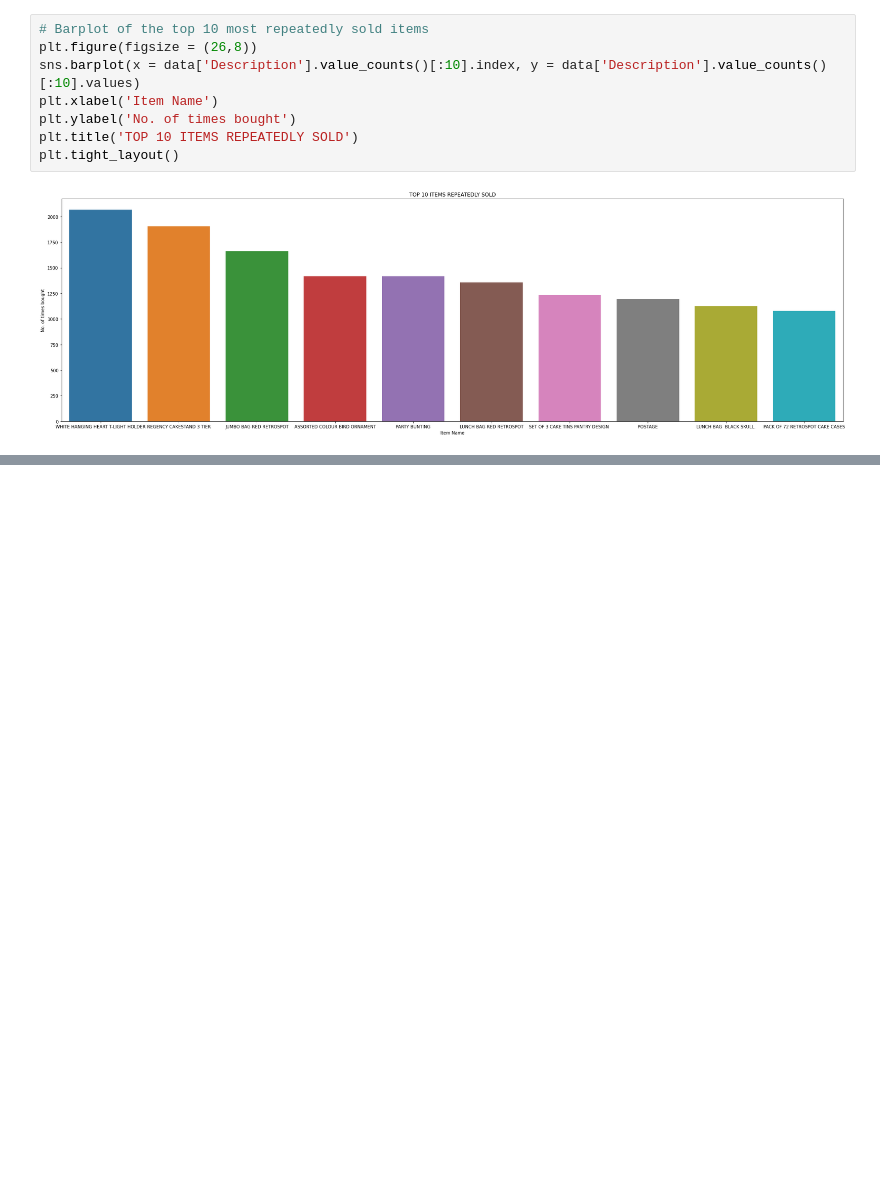
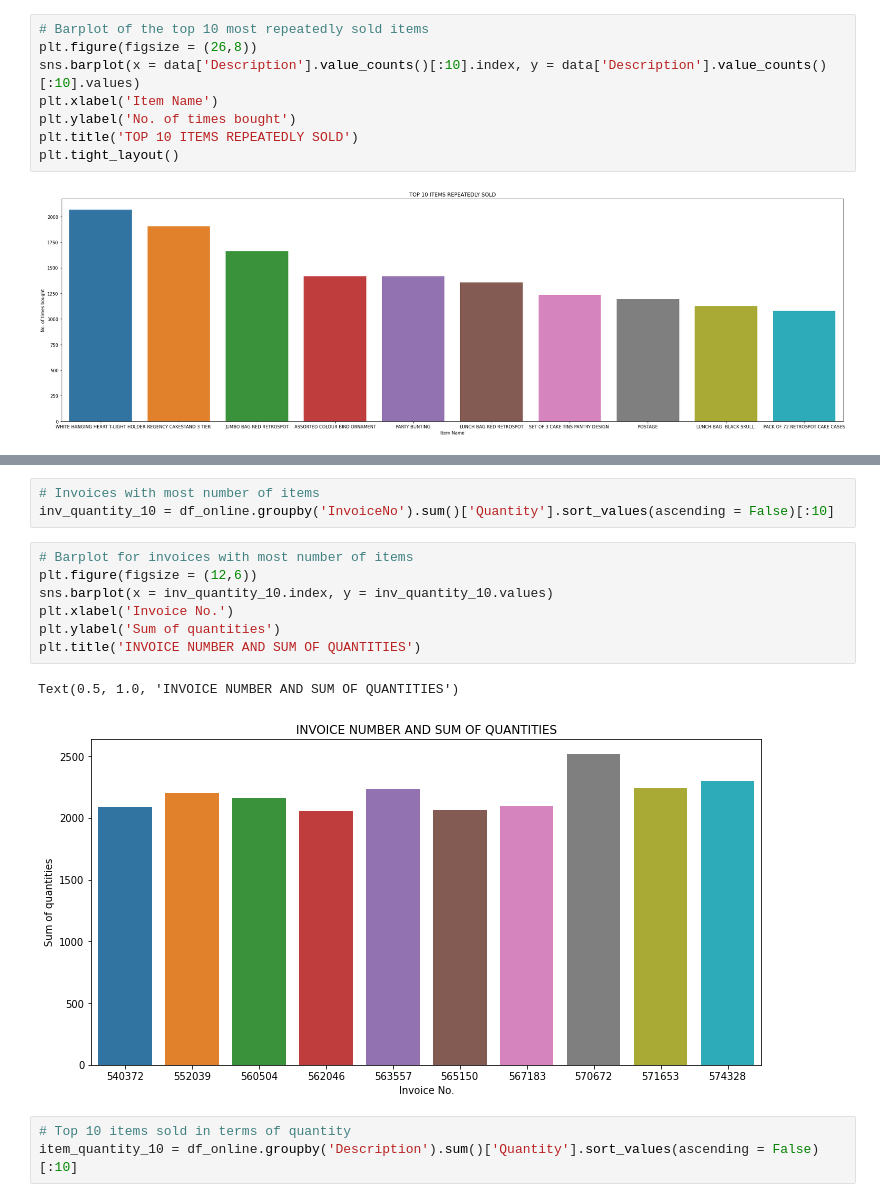
Before and after one commit to Hkhero79/Hk-online-Retail-customer-segmentation, a Jupyter notebook: Hk_Online_Retail_Customer_Segmentation_Capstone_Project.ipynb, the cells around one changed output, grey strips where cells are left out. Drawn from its saved outputs; the diff is of its cells as text; blank space fills up the shorter version.

```diff
--- a/Hk_Online_Retail_Customer_Segmentation_Capstone_Project.ipynb
+++ b/Hk_Online_Retail_Customer_Segmentation_Capstone_Project.ipynb
@@ -235,0 +252,16 @@ len(df_online.CustomerID.unique())
+# %%
+# Invoices with most number of items
+inv_quantity_10 = df_online.groupby('InvoiceNo').sum()['Quantity'].sort_values(ascending = False)[:10]
+# %%
+# Barplot for invoices with most number of items
+plt.figure(figsize = (12,6))
+sns.barplot(x = inv_quantity_10.index, y = inv_quantity_10.values)
+plt.xlabel('Invoice No.')
+plt.ylabel('Sum of quantities')
+plt.title('INVOICE NUMBER AND SUM OF QUANTITIES')
+# %% [output]
+Text(0.5, 1.0, 'INVOICE NUMBER AND SUM OF QUANTITIES')
+[figure, added]
+# %%
+# Top 10 items sold in terms of quantity
+item_quantity_10 = df_online.groupby('Description').sum()['Quantity'].sort_values(ascending = False)[:10]
```
Also changed, not shown: parts of 7 cells of this notebook.
